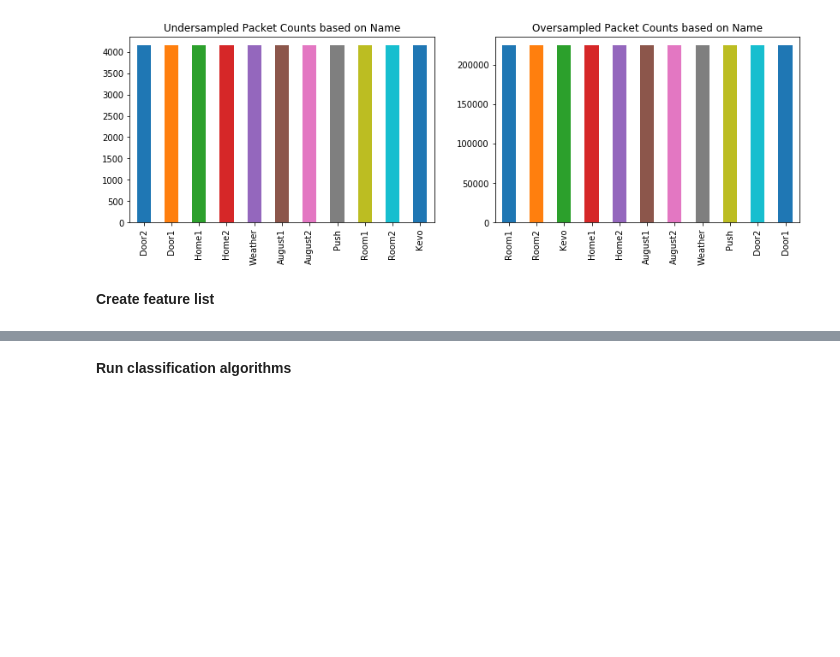
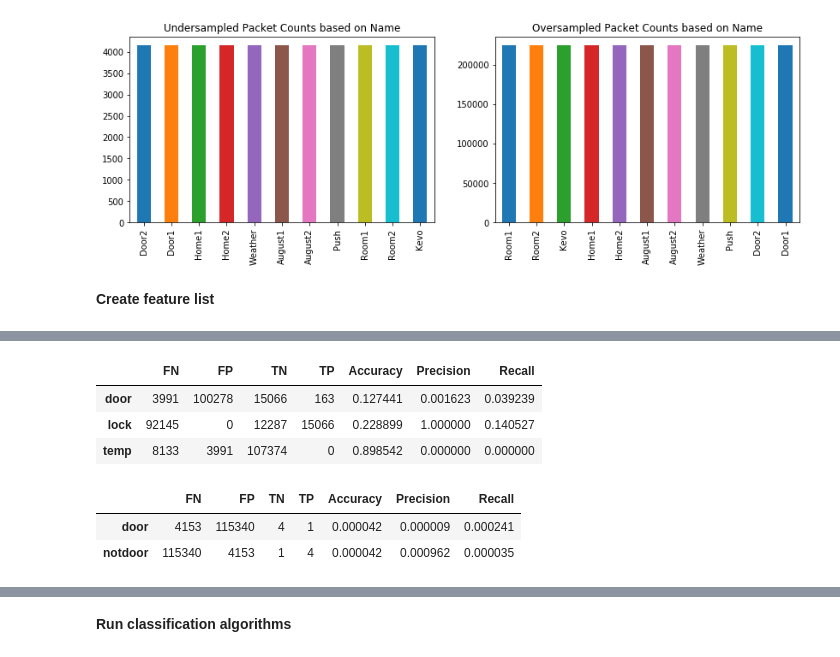
Before and after one commit to 7high/thesis, a Jupyter notebook: ble_data_processing.ipynb, the cells around one changed output, grey strips where cells are left out. Drawn from its saved outputs; the diff is of its cells as text; code cells hidden in the pictures; blank space fills up the shorter version.

Commit message:
Finished with confusion matrix functions

```diff
--- a/ble_data_processing.ipynb
+++ b/ble_data_processing.ipynb
@@ -149,0 +162,15 @@ y_list = ["door", "lock", "temp"]
+# %%
+# Set up test classifier
+pos_devtype = y_list
+X_train = df_train[features_list]
+X_test = df_test[features_list]
+
+# For RF
+y_train_rf = df_train[pos_devtype]
+y_test_rf = df_test[pos_devtype]
+rf_dict = b.random_forest_classifier(X_train=X_train, X_test=X_test, y_train=y_train_rf, y_test=y_test_rf)
+
+# For LDA
+y_train_lda = df_train["door"]
+y_test_lda = df_test["door"]
+lda_dict = b.lda_classifier(X_train=X_train, X_test=X_test, y_train=y_train_lda, y_test=y_test_lda)
@@ -149,0 +179,7 @@ y_list = ["door", "lock", "temp"]
+# %%
+# Create/display confusion matrices
+rf_cm = b.make_conf_matrix(y_test_rf, rf_dict['Pred'], cm_type='multiclass', labels=y_list)
+display(rf_cm)
+
+lda_cm = b.make_conf_matrix(y_test_lda, lda_dict['Pred'], cm_type='singleclass')
+display(lda_cm)
@@ -149,0 +196,15 @@ y_list = ["door", "lock", "temp"]
+# %%
+# Calculate confusion matrix metrics
+rf_cm_metrics = b.calculate_cm_metrics(rf_cm)
+display(rf_cm_metrics)
+
+lda_cm_metrics = b.calculate_cm_metrics(lda_cm)
+display(lda_cm_metrics)
+# %% [output]
+|  | FN | FP | TN | TP | Accuracy | Precision | Recall |
+| door | 3991 | 100278 | 15066 | 163 | 0.127441 | 0.001623 | 0.039239 |
+| lock | 92145 | 0 | 12287 | 15066 | 0.228899 | 1.000000 | 0.140527 |
+| temp | 8133 | 3991 | 107374 | 0 | 0.898542 | 0.000000 | 0.000000 |
+|  | FN | FP | TN | TP | Accuracy | Precision | Recall |
+| door | 4153 | 115340 | 4 | 1 | 0.000042 | 0.000009 | 0.000241 |
+| notdoor | 115340 | 4153 | 1 | 4 | 0.000042 | 0.000962 | 0.000035 |
```
Also changed, not shown: parts of 5 cells of this notebook, 1 other file.
